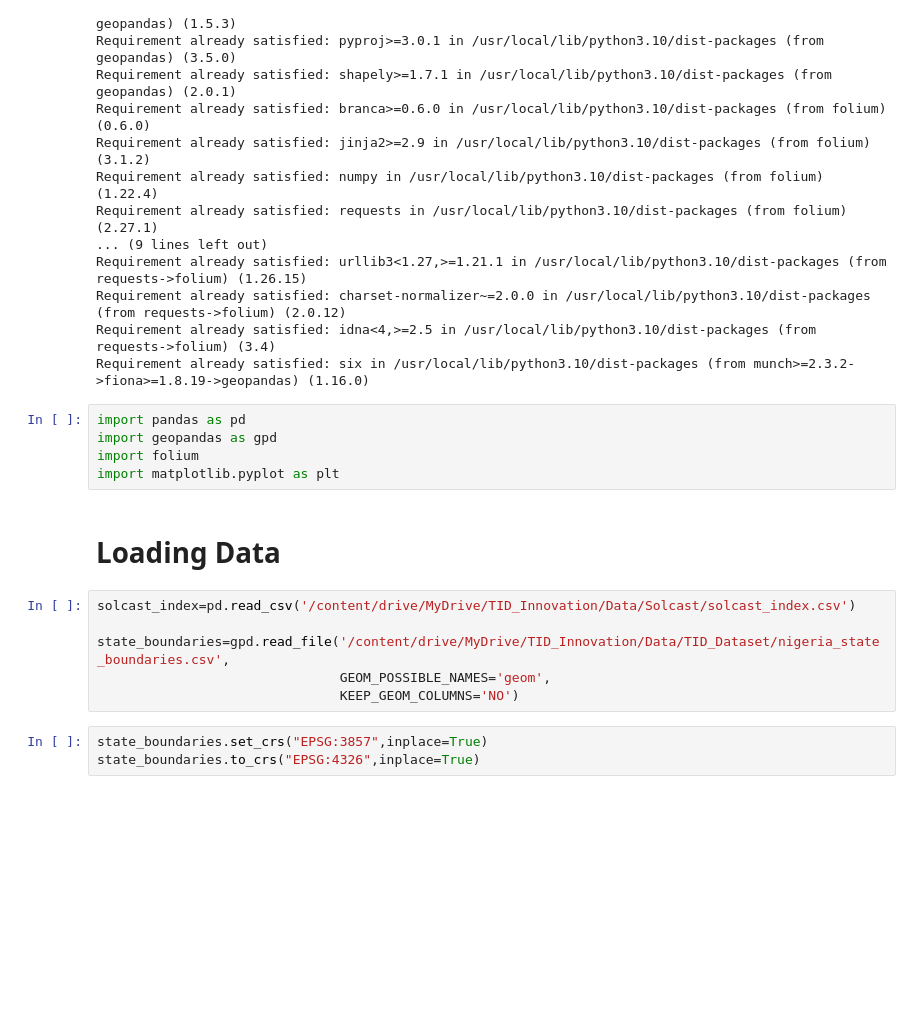
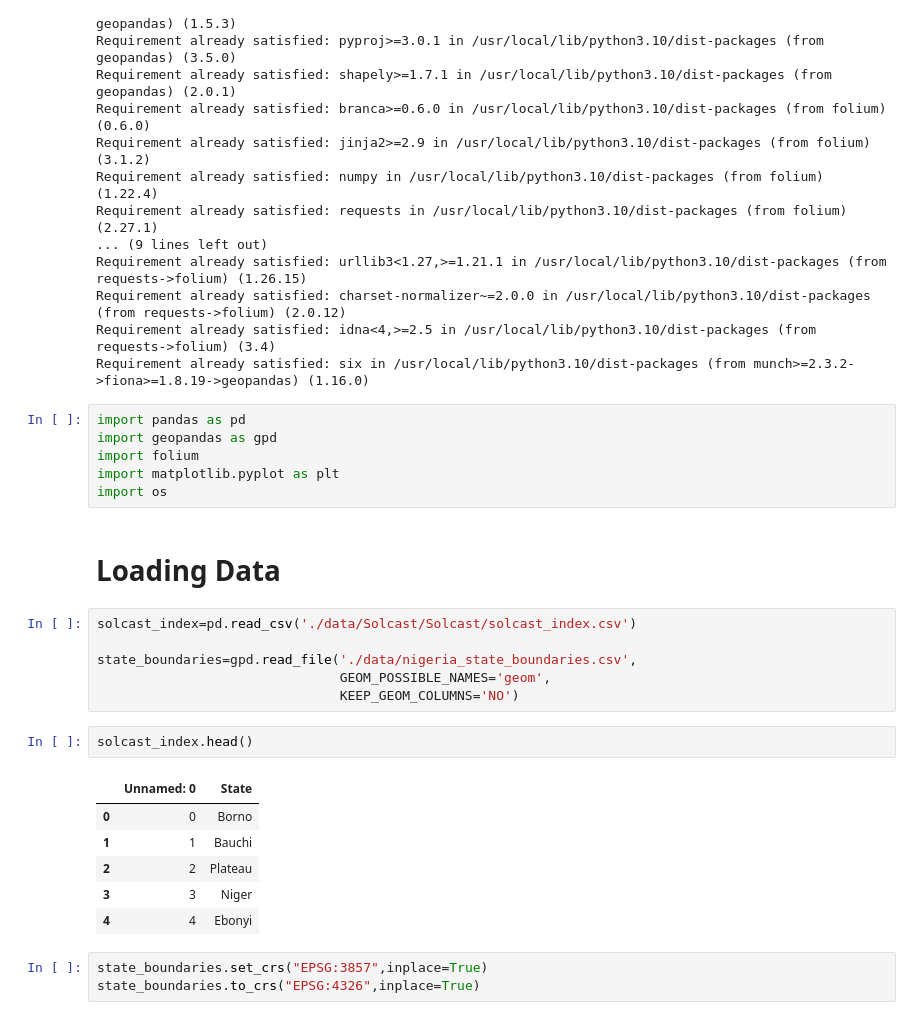
Before and after one commit to ShiroDima/TID-TIC045, a Jupyter notebook: PV_Potential_Heatmap.ipynb, the cells around one changed output. Cells and saved outputs as stored; diff of their text form; blank space fills up the shorter version.

```diff
--- a/PV_Potential_Heatmap.ipynb
+++ b/PV_Potential_Heatmap.ipynb
@@ -27,14 +27,24 @@ import pandas as pd
 import geopandas as gpd
 import folium
 import matplotlib.pyplot as plt
+import os
 # %% [markdown]
 # Loading Data
 # %%
-solcast_index=pd.read_csv('/content/drive/MyDrive/TID_Innovation/Data/Solcast/solcast_index.csv')
+solcast_index=pd.read_csv('./data/Solcast/Solcast/solcast_index.csv')
 
-state_boundaries=gpd.read_file('/content/drive/MyDrive/TID_Innovation/Data/TID_Dataset/nigeria_state_boundaries.csv',
+state_boundaries=gpd.read_file('./data/nigeria_state_boundaries.csv',
                                GEOM_POSSIBLE_NAMES='geom',
                                KEEP_GEOM_COLUMNS='NO')
+# %%
+solcast_index.head()
+# %% [output]
+|  | Unnamed: 0 | State |
+| 0 | 0 | Borno |
+| 1 | 1 | Bauchi |
+| 2 | 2 | Plateau |
+| 3 | 3 | Niger |
+| 4 | 4 | Ebonyi |
 # %%
 state_boundaries.set_crs("EPSG:3857",inplace=True)
 state_boundaries.to_crs("EPSG:4326",inplace=True)
```
Also changed, not shown: parts of 2 cells of this notebook, 43 other files.
